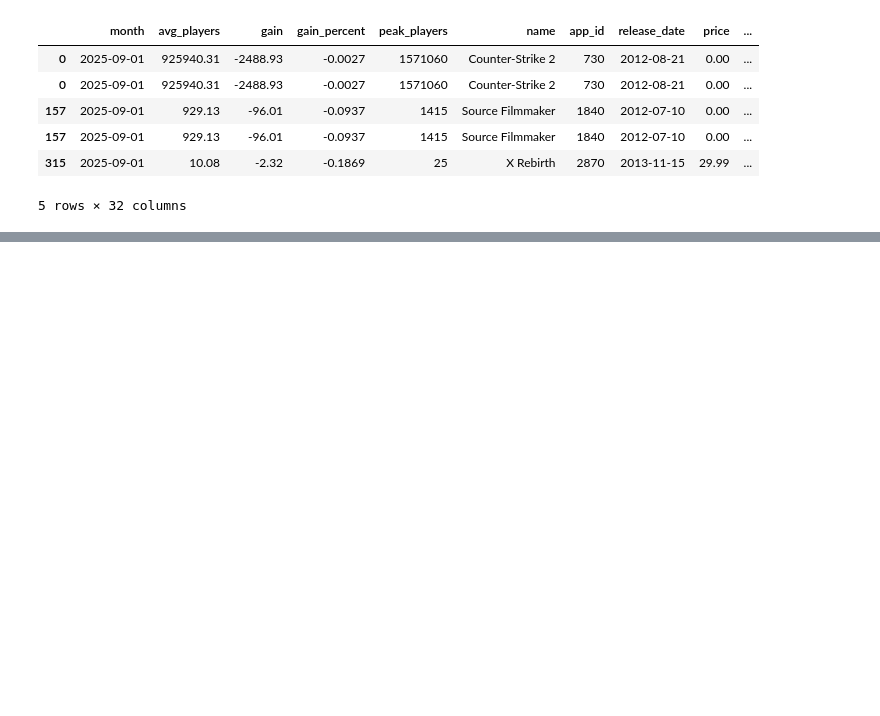
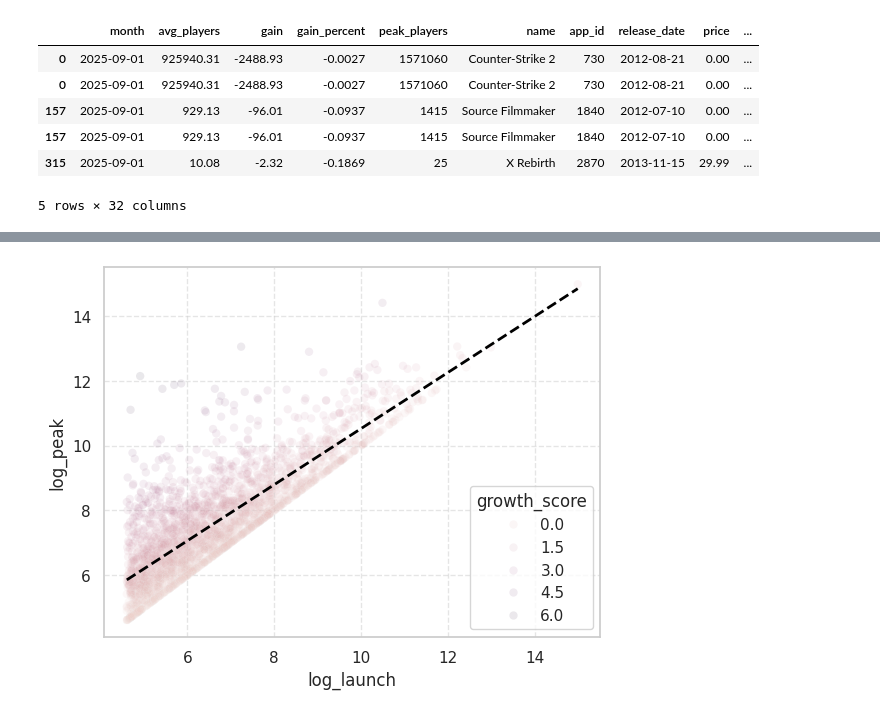
Before and after one commit to taidemuradevore/steam-player-analytics, a Jupyter notebook: analysis.ipynb, the cells around one changed output, grey strips where cells are left out. Saved outputs shown, nothing was run; the diff lists cells and outputs as text; code cells hidden in the pictures; blank space fills up the shorter version.

```diff
--- a/analysis.ipynb
+++ b/analysis.ipynb
@@ -449,0 +570,10 @@ print(genre_stats.sort_values('Median_Growth'))
+# %%
+df['expected_log_peak'] = (slope * df['log_launch']) + intercept
+df['residual_not_std'] = df['log_peak'] - df['expected_log_peak']
+
+#turn it into a z-score
+df['growth_score'] = (df['residual_not_std'] - df['residual_not_std'].mean()) / df['residual_not_std'].std()
+
+df['growth_score'].describe()
+
+print(df.sort_values('growth_score', ascending=False)[['name', 'growth_score', 'launch_peak', 'all_time_peak']].head(10))
@@ -449,0 +598,18 @@ print(genre_stats.sort_values('Median_Growth'))
+# %%
+sns.scatterplot(
+  data=df,
+  x='log_launch',
+  y='log_peak',
+  hue='growth_score',
+  alpha=0.1
+)
+
+x_range = np.linspace(df['log_launch'].min(), df['log_launch'].max(), 100)
+y_range = (slope * x_range) + intercept
+
+plt.plot(x_range, y_range, color='black', linestyle='--', linewidth=2)
+plt.grid(True, linestyle='--', alpha=0.5)
+
+plt.show()
+# %% [output]
+[figure, added]
```
Also changed, not shown: parts of 29 cells of this notebook.
